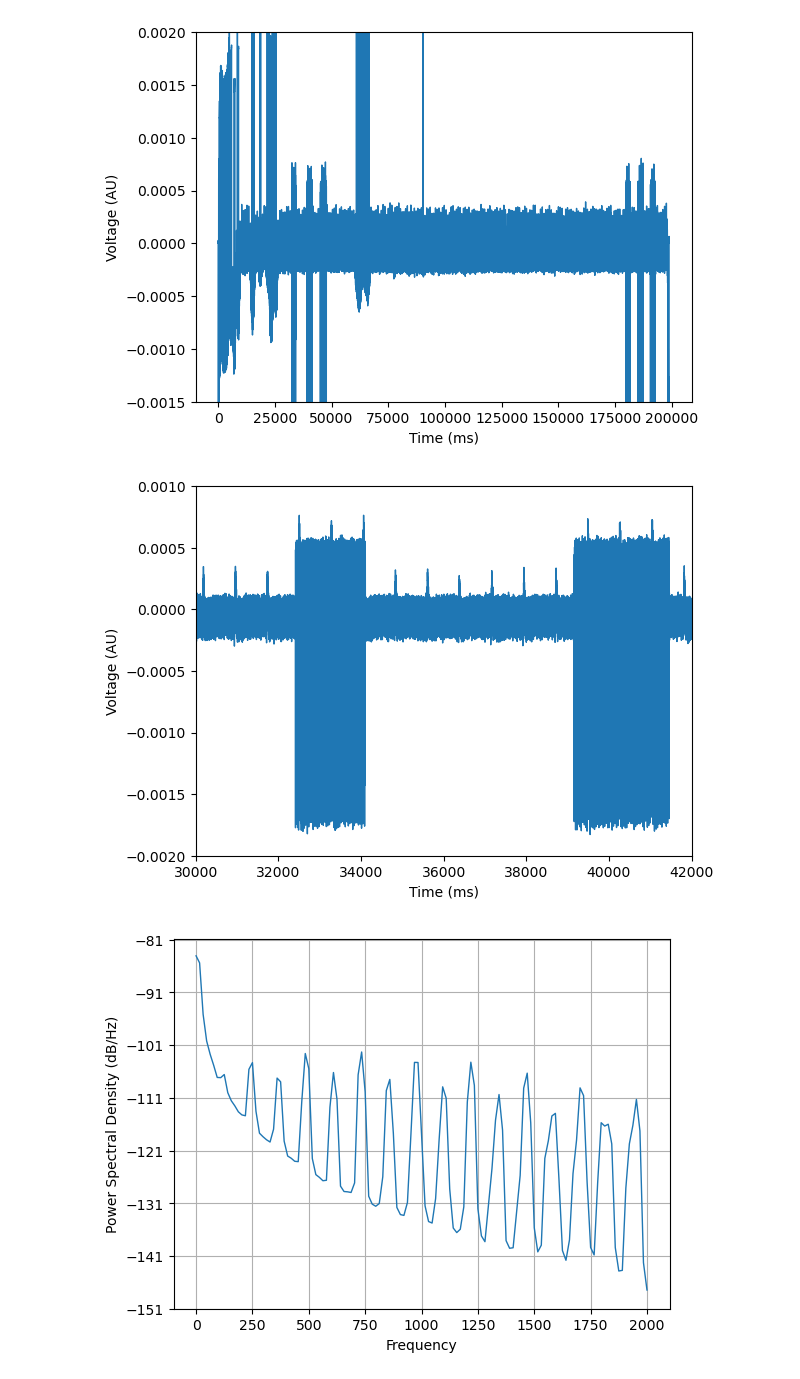
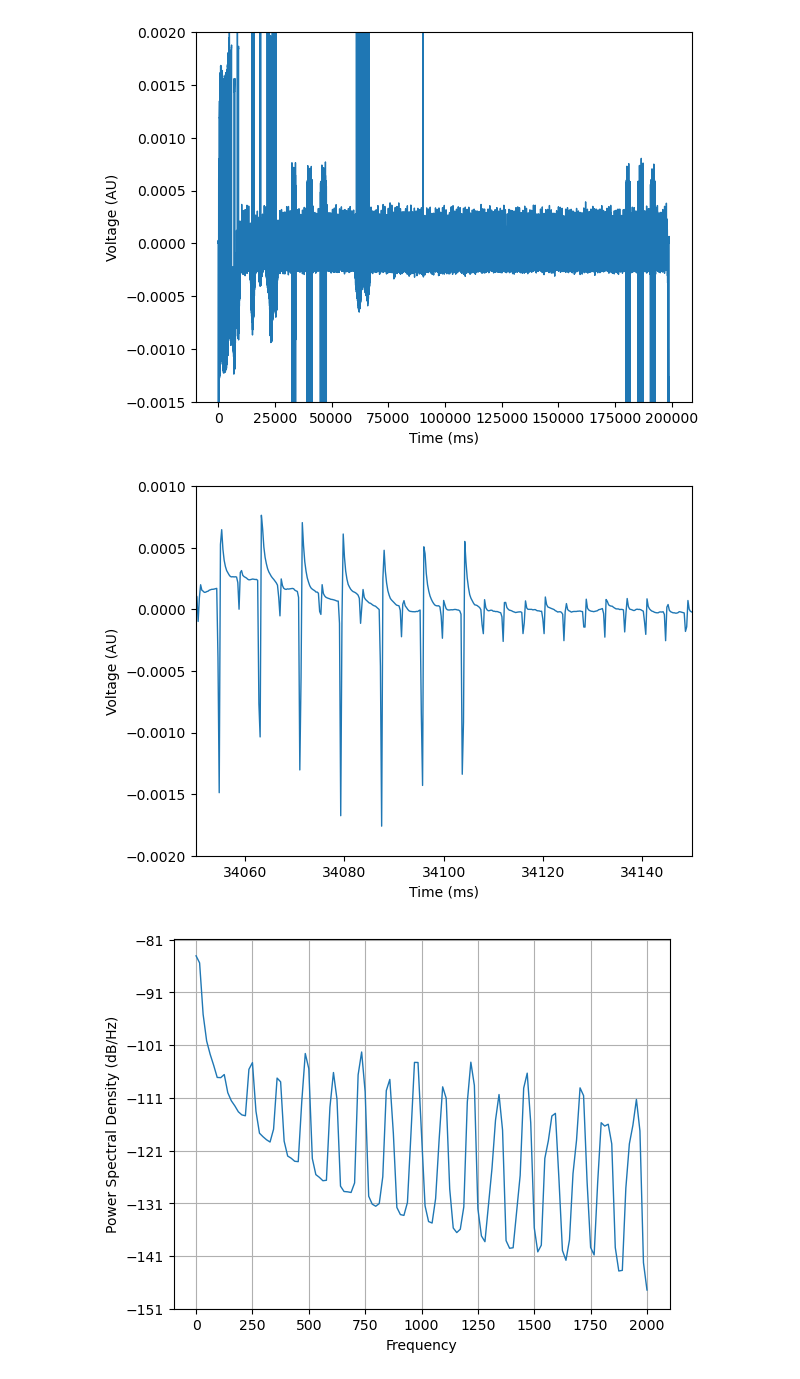
Before and after one commit to juliettevivien/Synchronization, a Jupyter notebook: Align LFP data with sensor data.ipynb, the cells around one changed output. Saved outputs shown, nothing was run; the diff lists cells and outputs as text; code cells hidden in the pictures.

```diff
--- a/Align LFP data with sensor data.ipynb
+++ b/Align LFP data with sensor data.ipynb
@@ -217,7 +269,7 @@ print(
 	f'\n\twith a recording duration of {time_duration} seconds.'
 	f'\n\t{n_chan} channels were labeled as \n{mne_object.ch_names}.')
 
-x_time=np.arange(0,time_duration_ms,time_duration_ms/mne_object.n_times)
+x2_time=np.arange(0,time_duration_ms,time_duration_ms/mne_object.n_times)
 # %% [output]
 Reading file  C:/Users/Juliette/OneDrive - Charité - Universitätsmedizin Berlin/Recordings/TMSi files/sub-029/sub_029_18mfu_M0S0_BrStr_Rest - 20230208T101007/sub_029_18mfu_M0S0_BrStr_Rest-20230208T101 ...
          Number of samples:  795141
@@ -282,12 +335,12 @@ plt.show()
 # %%
 plt.xlabel('Time (ms)')
 plt.ylabel('Voltage (AU)')
-plt.plot(x_time,mne_object_filtered,linewidth=1)
-plt.xlim(30000, 42000)
+plt.plot(x2_time,mne_object_filtered,linewidth=1)
+plt.xlim(34050, 34150)
 plt.ylim(-0.002,0.001)
 plt.show()
 # %% [output]
-[figure, old version]
+[figure, new version]
 # %%
 plt.psd(mne_object_filtered, Fs=4000, linewidth=1)
 plt.show()
```
Also changed, not shown: parts of 22 cells of this notebook.
